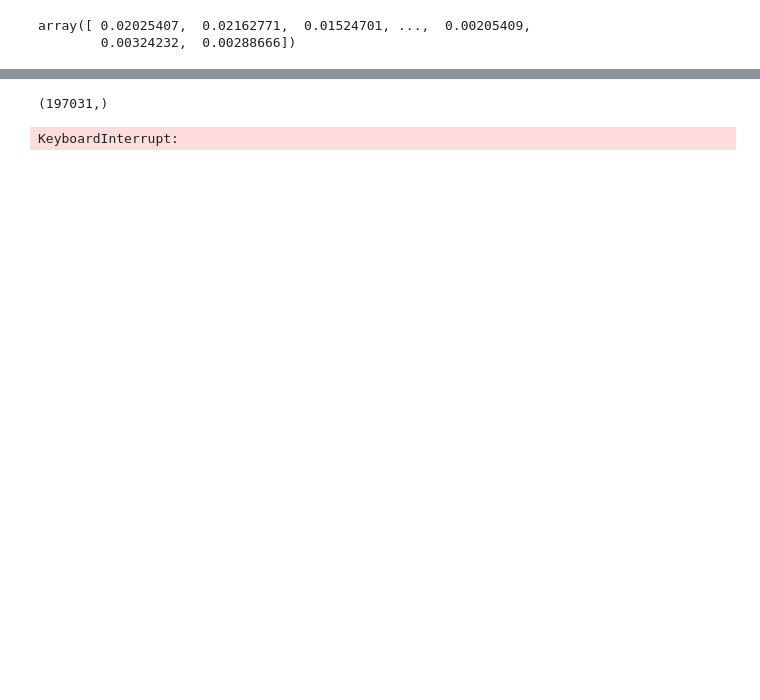
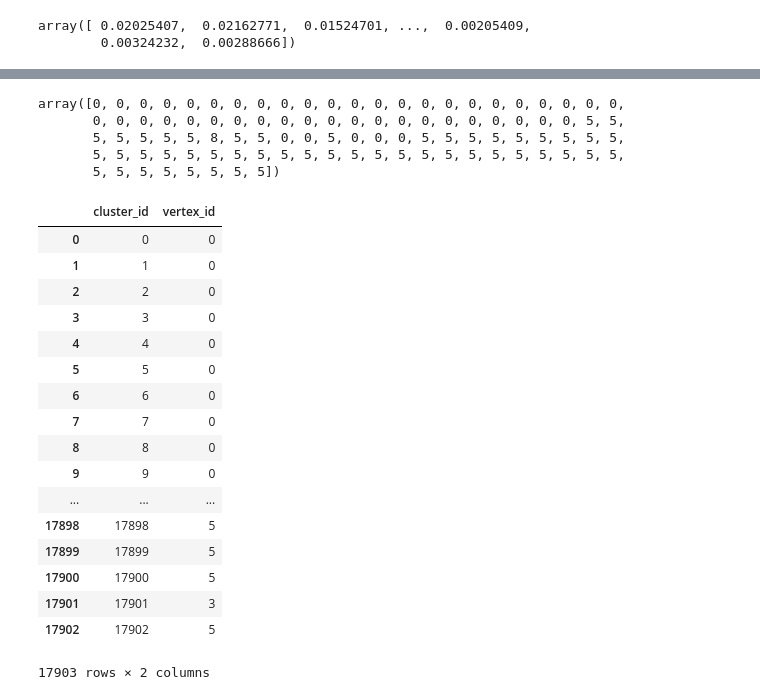
Before and after one commit to SimoAntikainen/normalized-spectral-clustering, a Jupyter notebook: community_detection.ipynb, the cells around one changed output, grey strips where cells are left out. Drawn from its saved outputs; the diff is of its cells as text; code cells hidden in the pictures; blank space fills up the shorter version.

```diff
--- a/community_detection.ipynb
+++ b/community_detection.ipynb
@@ -154,0 +147,40 @@ array([[ 0.51578919+0.j, -0.00998538+0.j,  0.00896404+0.j, ...,
+# %%
+from sklearn.cluster import KMeans
+
+kmeans = KMeans(n_clusters=10, random_state=0).fit(normalized_u)
+# %%
+kmeans.labels_[0:100]
+# %% [output]
+array([0, 0, 0, 0, 0, 0, 0, 0, 0, 0, 0, 0, 0, 0, 0, 0, 0, 0, 0, 0, 0, 0, 0,
+       0, 0, 0, 0, 0, 0, 0, 0, 0, 0, 0, 0, 0, 0, 0, 0, 0, 0, 0, 0, 0, 5, 5,
+       5, 5, 5, 5, 5, 8, 5, 5, 0, 0, 5, 0, 0, 0, 5, 5, 5, 5, 5, 5, 5, 5, 5,
+       5, 5, 5, 5, 5, 5, 5, 5, 5, 5, 5, 5, 5, 5, 5, 5, 5, 5, 5, 5, 5, 5, 5,
+       5, 5, 5, 5, 5, 5, 5, 5])
+# %%
+vertex_id = np.arange(17903)
+cluster_id = kmeans.labels_
+concat_arr = np.column_stack((vertex_id, cluster_id))
+
+#concat_arr[0:5]
+concat_df = pd.DataFrame({'vertex_id':concat_arr[:,1],'cluster_id':concat_arr[:,0]})
+
+concat_df
+# %% [output]
+|  | cluster_id | vertex_id |
+| 0 | 0 | 0 |
+| 1 | 1 | 0 |
+| 2 | 2 | 0 |
+| 3 | 3 | 0 |
+| 4 | 4 | 0 |
+| 5 | 5 | 0 |
+| 6 | 6 | 0 |
+| 7 | 7 | 0 |
+| 8 | 8 | 0 |
+| 9 | 9 | 0 |
+| ... | ... | ... |
+| 17898 | 17898 | 5 |
+| 17899 | 17899 | 5 |
+| 17900 | 17900 | 5 |
+| 17901 | 17901 | 3 |
+| 17902 | 17902 | 5 |
+17903 rows × 2 columns
@@ -160,13 +203,0 @@ node_to = astroph_df.loc[:,[1]].values.flatten()
-# %%
-#node_to.values.max()
-#vertex_from
-#edge_u = np.array([0, 0, 0, 1, 1, 1, 1, 2, 2, 3, 3, 3, 3, 4, 4, 4])
-#edge_u.shape
-node_to.shape
-#edge_u.shape()
-# %% [output]
-(197031,)
-# %%
- astro_adj = adjacency_matrix(vertex_from, node_to,17903)
-# %% [output]
-KeyboardInterrupt:
```
Also changed, not shown: parts of 6 cells of this notebook, 7 other files.
